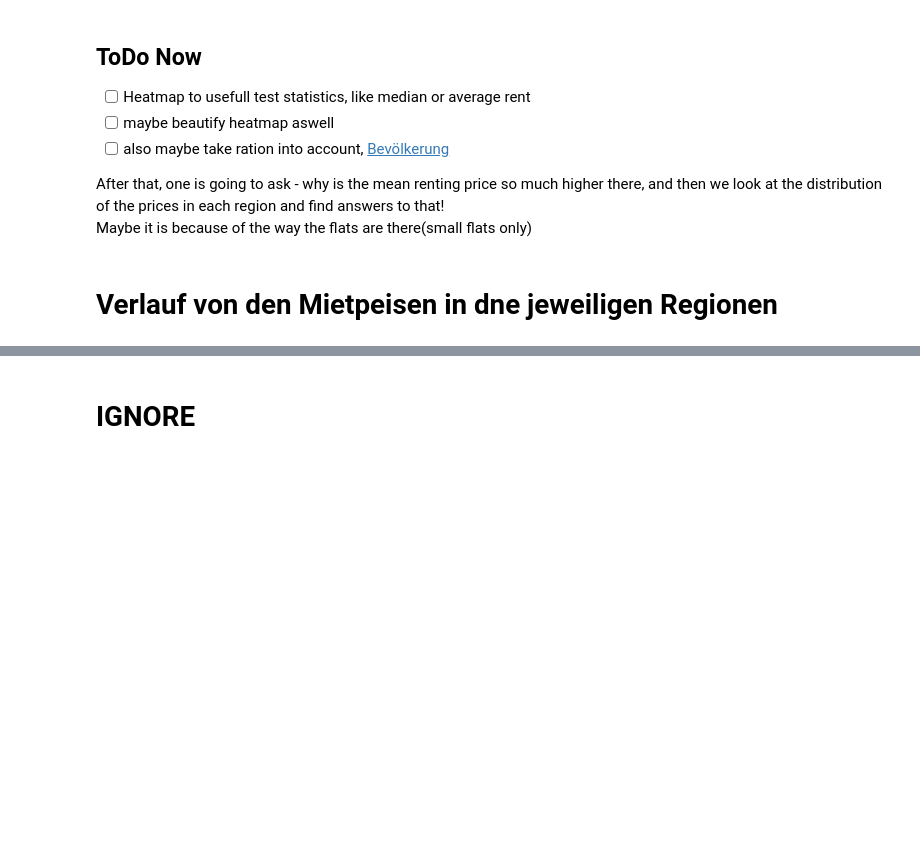
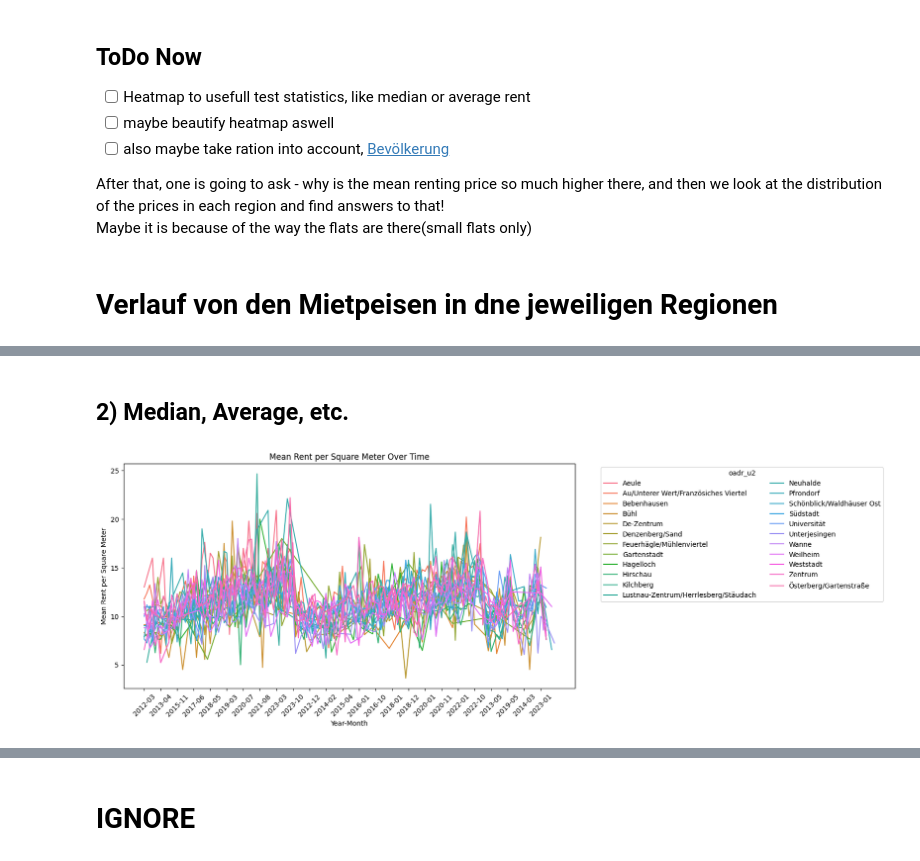
Before and after one commit to okihnjo/DataLiteracy, a Jupyter notebook: notebooks/analysis.ipynb, the cells around one changed output, grey strips where cells are left out. Saved outputs shown, nothing was run; the diff lists cells and outputs as text; code cells hidden in the pictures; blank space fills up the shorter version.

```diff
--- a/notebooks/analysis.ipynb
+++ b/notebooks/analysis.ipynb
@@ -541,0 +679,20 @@ Maybe it is because of the way the flats are there(small flats only)
+# %% [markdown]
+## 2) Median, Average, etc.
+# %%
+df_agg = df_w_loc.groupby(["oadr_u2", "year", "month"]).agg({'kstn_miete_kalt_pqm': ['mean', 'min', 'max', 'std']}).reset_index()
+# %%
+df_agg['year_month'] = df_agg['year'].astype(str) + '-' + df_agg['month'].astype(str).str.zfill(2)
+# %%
+plt.figure(figsize=(12, 6))
+
+sns.lineplot(data=df_agg, x="year_month", y=("kstn_miete_kalt_pqm", "mean"), hue="oadr_u2")
+plt.title('Mean Rent per Square Meter Over Time')
+plt.xlabel('Year-Month')
+plt.ylabel('Mean Rent per Square Meter')
+plt.legend(title='oadr_u2', bbox_to_anchor=(1.05, 1), loc='upper left', ncol=2)  # Adjust ncol as needed
+
+# Show the plot
+plt.xticks(df_agg['year_month'].unique()[::6], rotation=45)
+plt.show()
+# %% [output]
+[figure, added]
```
Also changed, not shown: parts of 18 cells of this notebook, 1 other file.
